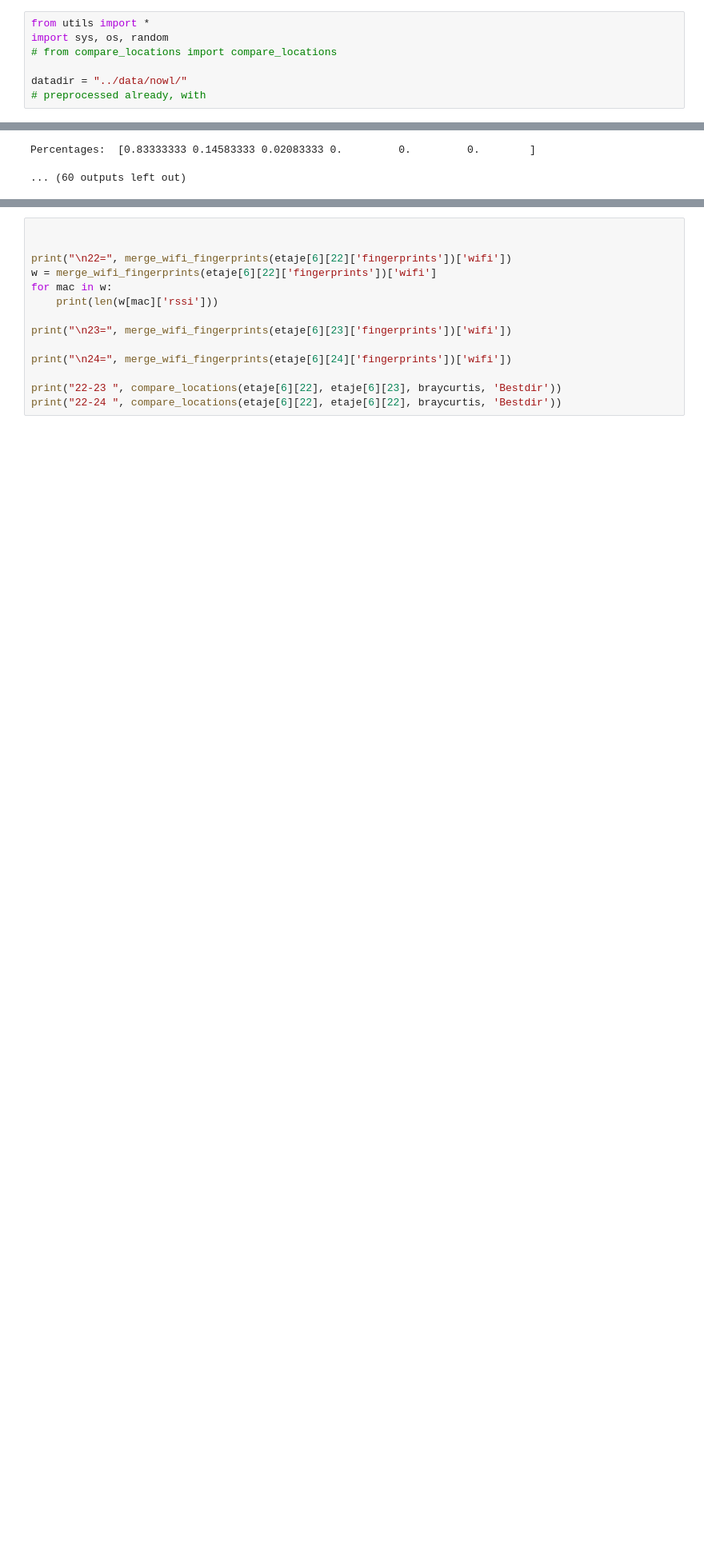
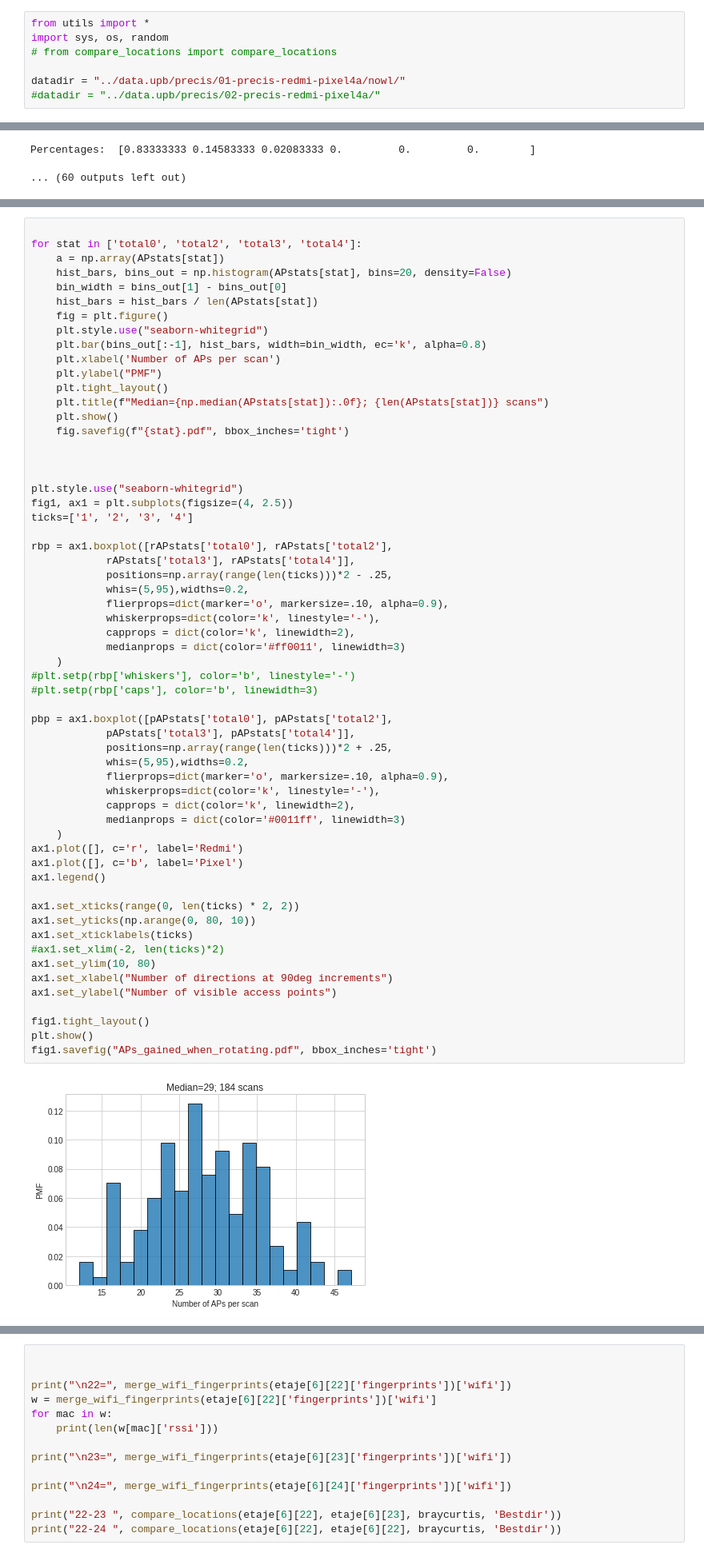
Before and after one commit to documenteinaer/similarity, a Jupyter notebook: similarity-studiu-loc.ipynb, the cells around one changed output, grey strips where cells are left out. Shown at 80% size. Saved outputs shown, nothing was run; the diff lists cells and outputs as text; blank space fills up the shorter version.

```diff
--- a/similarity-studiu-loc.ipynb
+++ b/similarity-studiu-loc.ipynb
@@ -13,6 +13,6 @@ from utils import *
 import sys, os, random
 # from compare_locations import compare_locations
 
-datadir = "../data/nowl/"
-# preprocessed already, with
+datadir = "../data.upb/precis/01-precis-redmi-pixel4a/nowl/"
+#datadir = "../data.upb/precis/02-precis-redmi-pixel4a/"
 # %%
@@ -654,0 +550,61 @@ fig.savefig("max_dbm_diff_4dir.pdf", bbox_inches='tight')
+# %%
+
+for stat in ['total0', 'total2', 'total3', 'total4']:
+    a = np.array(APstats[stat])
+    hist_bars, bins_out = np.histogram(APstats[stat], bins=20, density=False)
+    bin_width = bins_out[1] - bins_out[0]
+    hist_bars = hist_bars / len(APstats[stat])
+    fig = plt.figure()
+    plt.style.use("seaborn-whitegrid")
+    plt.bar(bins_out[:-1], hist_bars, width=bin_width, ec='k', alpha=0.8)
+    plt.xlabel('Number of APs per scan')
+    plt.ylabel("PMF")
+    plt.tight_layout()
+    plt.title(f"Median={np.median(APstats[stat]):.0f}; {len(APstats[stat])} scans")
+    plt.show()
+    fig.savefig(f"{stat}.pdf", bbox_inches='tight')
+
+
+
+plt.style.use("seaborn-whitegrid")
+fig1, ax1 = plt.subplots(figsize=(4, 2.5))
+ticks=['1', '2', '3', '4']
+
+rbp = ax1.boxplot([rAPstats['total0'], rAPstats['total2'],
+            rAPstats['total3'], rAPstats['total4']],
+            positions=np.array(range(len(ticks)))*2 - .25,
+            whis=(5,95),widths=0.2,
+            flierprops=dict(marker='o', markersize=.10, alpha=0.9),
+            whiskerprops=dict(color='k', linestyle='-'),
+            capprops = dict(color='k', linewidth=2),
+            medianprops = dict(color='#ff0011', linewidth=3)
+    )
+#plt.setp(rbp['whiskers'], color='b', linestyle='-')
+#plt.setp(rbp['caps'], color='b', linewidth=3)
+
+pbp = ax1.boxplot([pAPstats['total0'], pAPstats['total2'],
+            pAPstats['total3'], pAPstats['total4']],
+            positions=np.array(range(len(ticks)))*2 + .25,
+            whis=(5,95),widths=0.2,
+            flierprops=dict(marker='o', markersize=.10, alpha=0.9),
+            whiskerprops=dict(color='k', linestyle='-'),
+            capprops = dict(color='k', linewidth=2),
+            medianprops = dict(color='#0011ff', linewidth=3)
+    )
+ax1.plot([], c='r', label='Redmi')
+ax1.plot([], c='b', label='Pixel')
+ax1.legend()
+
+ax1.set_xticks(range(0, len(ticks) * 2, 2))
+ax1.set_yticks(np.arange(0, 80, 10))
+ax1.set_xticklabels(ticks)
+#ax1.set_xlim(-2, len(ticks)*2)
+ax1.set_ylim(10, 80)
+ax1.set_xlabel("Number of directions at 90deg increments")
+ax1.set_ylabel("Number of visible access points")
+
+fig1.tight_layout()
+plt.show()
+fig1.savefig("APs_gained_when_rotating.pdf", bbox_inches='tight')
+# %% [output]
+[figure, added]
```
Also changed, not shown: parts of 7 cells of this notebook, 1 other file.
